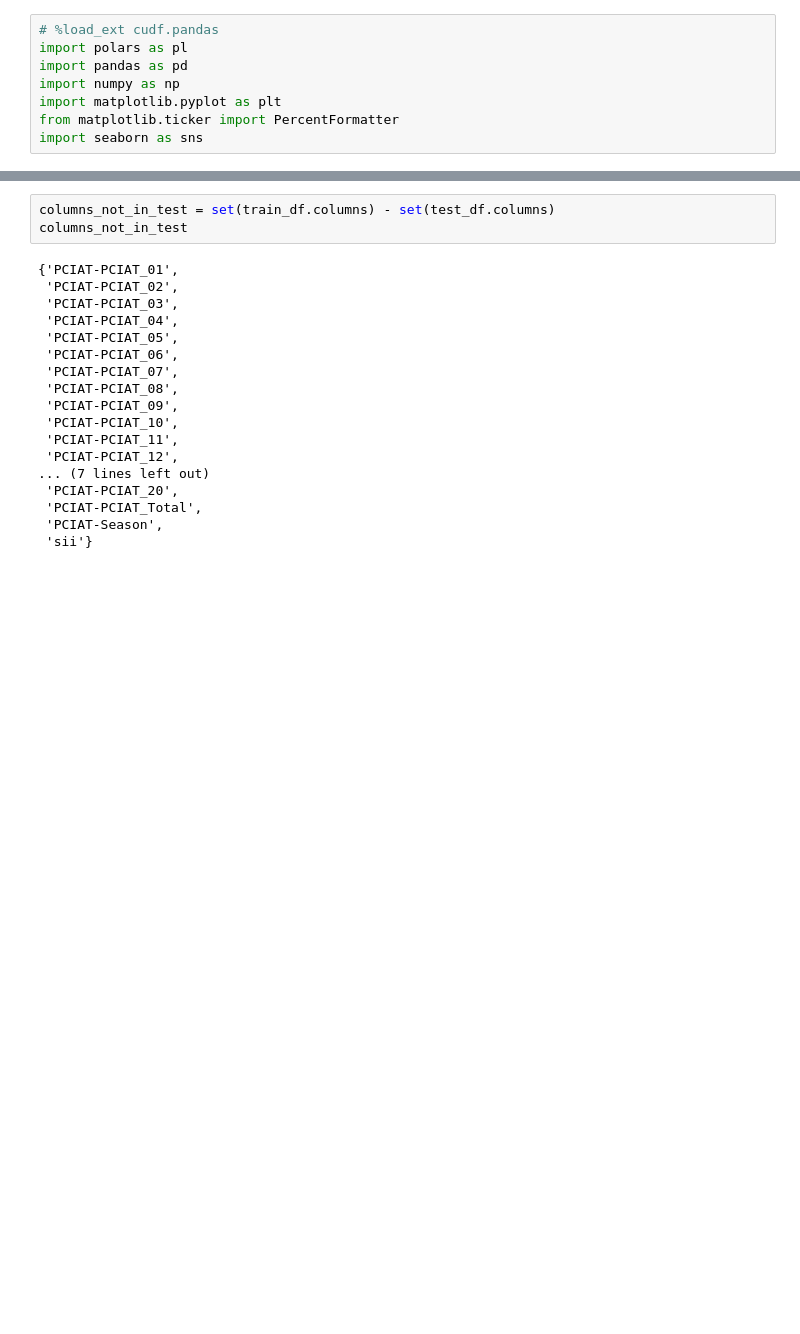
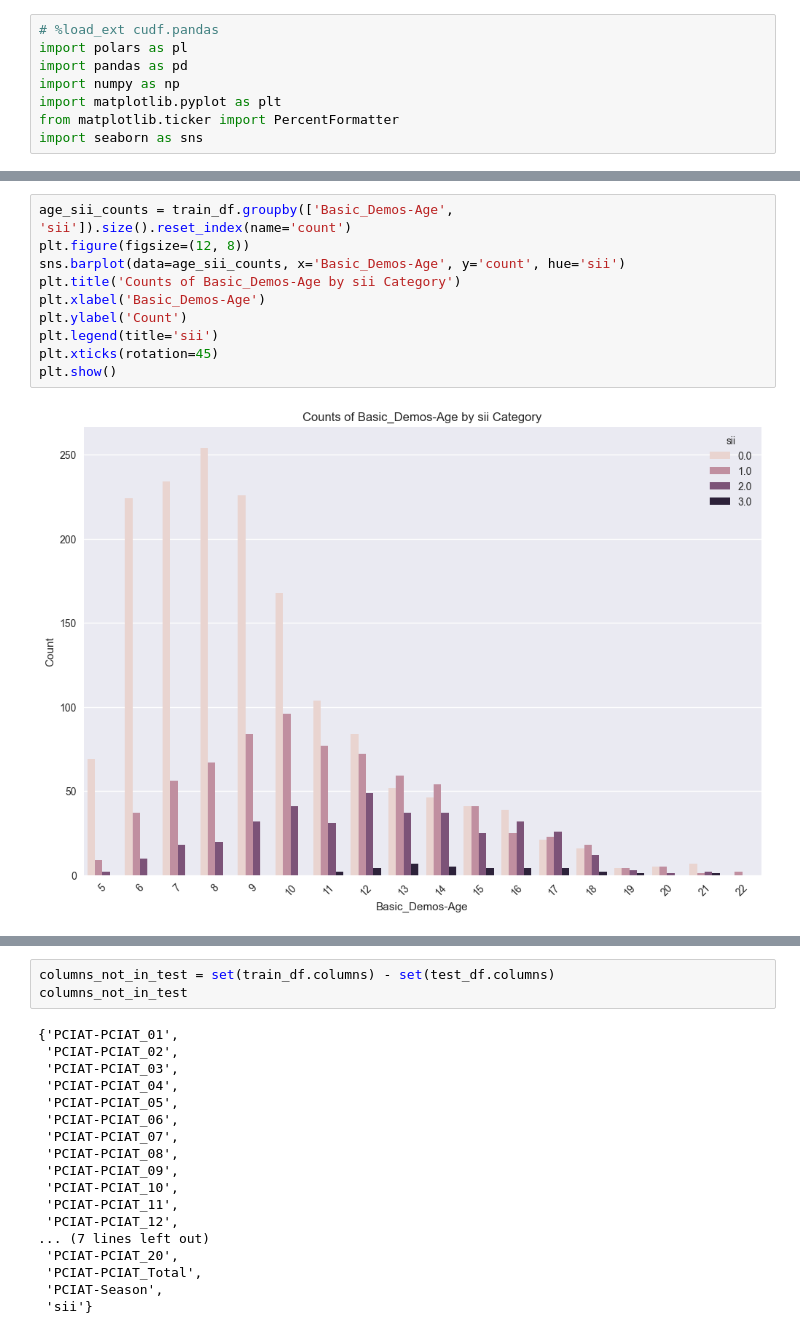
Before and after one commit to crmueller100/child-mind-institute-problematic-internet-use, a Jupyter notebook: predict_severity_impairment_index.ipynb, the cells around one changed output, grey strips where cells are left out. Saved outputs shown, nothing was run; the diff lists cells and outputs as text; blank space fills up the shorter version.

```diff
--- a/predict_severity_impairment_index.ipynb
+++ b/predict_severity_impairment_index.ipynb
@@ -17,0 +68,12 @@ target_labels = ['None','Mild','Moderate','Severe']
+# %%
+age_sii_counts = train_df.groupby(['Basic_Demos-Age', 'sii']).size().reset_index(name='count')
+plt.figure(figsize=(12, 8))
+sns.barplot(data=age_sii_counts, x='Basic_Demos-Age', y='count', hue='sii')
+plt.title('Counts of Basic_Demos-Age by sii Category')
+plt.xlabel('Basic_Demos-Age')
+plt.ylabel('Count')
+plt.legend(title='sii')
+plt.xticks(rotation=45)
+plt.show()
+# %% [output]
+[figure, added]
```
Also changed, not shown: parts of 16 cells of this notebook.
